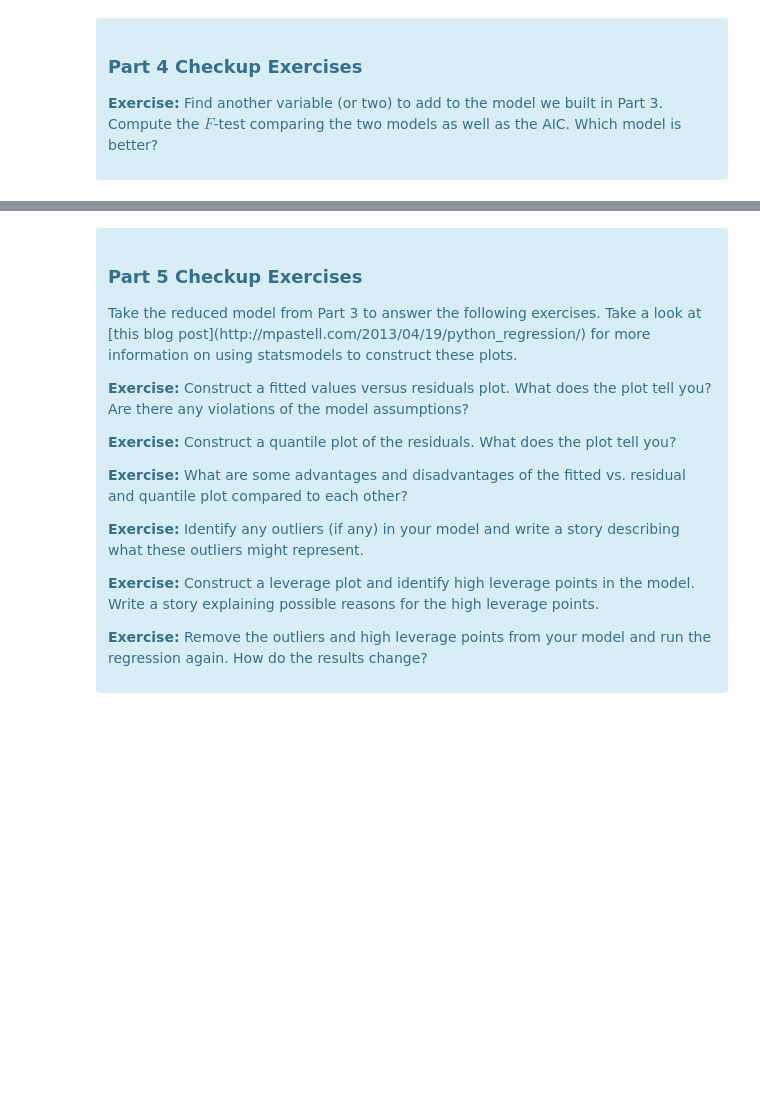
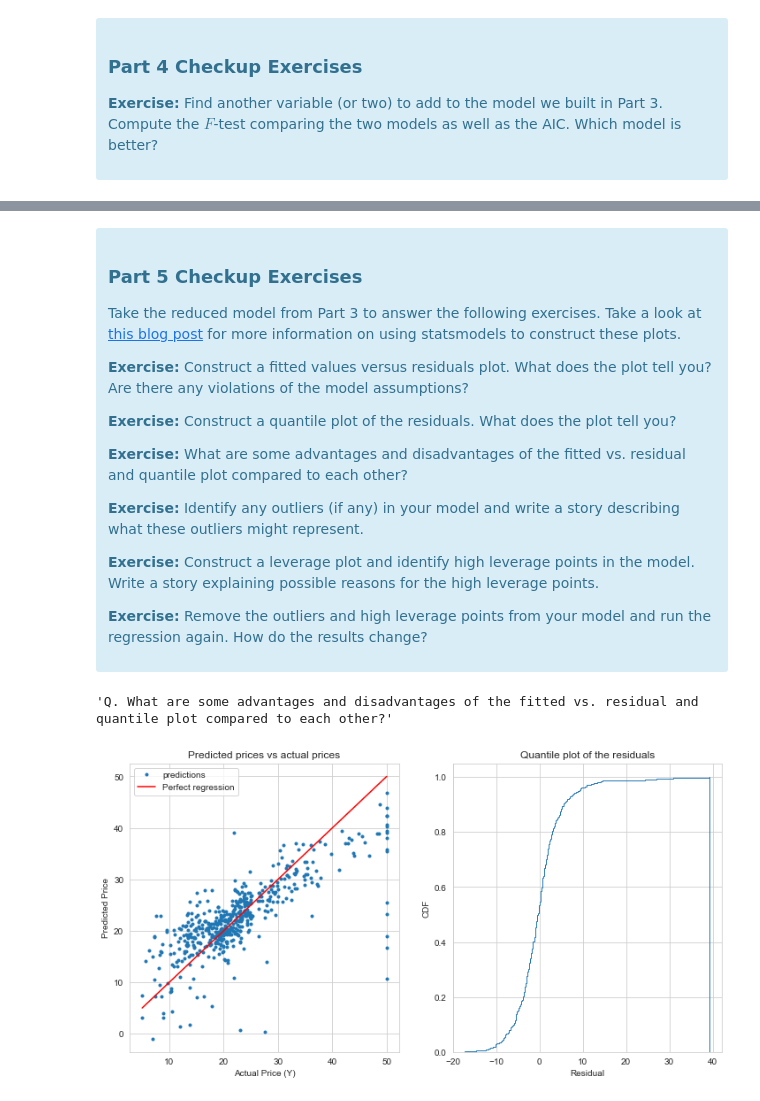
Before and after one commit to suzutomato/springboard, a Jupyter notebook: unit_11/11.4/boston_housing_price/Mini_Project_Linear_Regression.ipynb, the cells around one changed output, grey strips where cells are left out. Saved outputs shown, nothing was run; the diff lists cells and outputs as text; code cells hidden in the pictures; blank space fills up the shorter version.

```diff
--- a/unit_11/11.4/linear_regression/Mini_Project_Linear_Regression.ipynb
+++ b/unit_11/11.4/boston_housing_price/Mini_Project_Linear_Regression.ipynb
@@ -708,7 +922,7 @@ There are some other issues that are important investigate with linear regressio
 <div class="span5 alert alert-info">
 <h3>Part 5 Checkup Exercises</h3>
 
-<p>Take the reduced model from Part 3 to answer the following exercises. Take a look at [this blog post](http://mpastell.com/2013/04/19/python_regression/) for more information on using statsmodels to construct these plots.</p>
+<p>Take the reduced model from Part 3 to answer the following exercises. Take a look at <a href="http://mpastell.com/2013/04/19/python_regression/">this blog post</a> for more information on using statsmodels to construct these plots.</p>
 
 <p><b>Exercise:</b> Construct a fitted values versus residuals plot. What does the plot tell you? Are there any violations of the model assumptions?</p>
 
@@ -726,0 +939,32 @@ There are some other issues that are important investigate with linear regressio
+# %%
+'''Q. Construct a fitted values versus residuals plot.'''
+# A.
+plt.figure(figsize=(12, 6))
+plt.subplot(1, 2, 1);
+plt.plot(bos.PRICE, m3.predict(bos), marker='.', linestyle='none');
+plt.plot([bos.PRICE.min(), bos.PRICE.max()], [bos.PRICE.min(), bos.PRICE.max()], color='red');
+plt.xlabel('Actual Price (Y)');
+plt.ylabel('Predicted Price');
+plt.title('Predicted prices vs actual prices')
+plt.legend(['predictions', 'Perfect regression']);
+# Model tends to over estimate for relatively lower prices and underestimate for the higher.
+# There are extremely low values predicted for actually high prices.
+
+
+'''Q. Construct a quantile plot of the residuals.'''
+# A.
+plt.subplot(1, 2, 2);
+plt.hist(m3.resid, cumulative=True, bins=len(bos), density=True, histtype='step');
+plt.xlabel('Residual');
+plt.ylabel('CDF');
+plt.title('Quantile plot of the residuals');
+
+# Most of the residuals synmetricaly distribute across the range of -20 to 20, but
+# There are siginificantly large residuals over 20.
+
+'''Q. What are some advantages and disadvantages of the fitted vs. residual and quantile plot compared to each other?'''
+# A. Fitted vs residual plot shows how close they are matching each other.
+# Quantile plots shows how those residuals distribute, hense help us to find if they are normaly distributed.
+# %% [output]
+'Q. What are some advantages and disadvantages of the fitted vs. residual and quantile plot compared to each other?'
+[figure, added]
```
Also changed, not shown: parts of 32 cells of this notebook, 5 other files.
